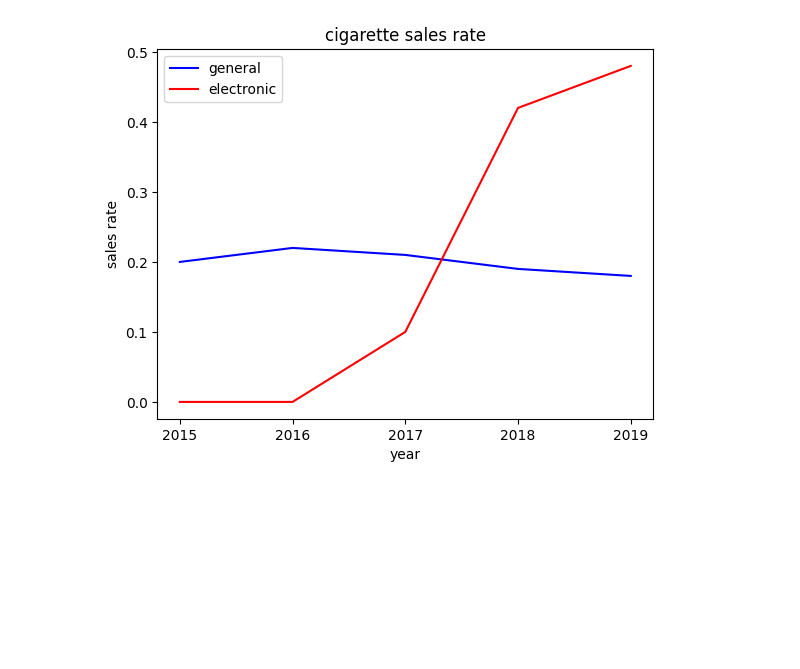
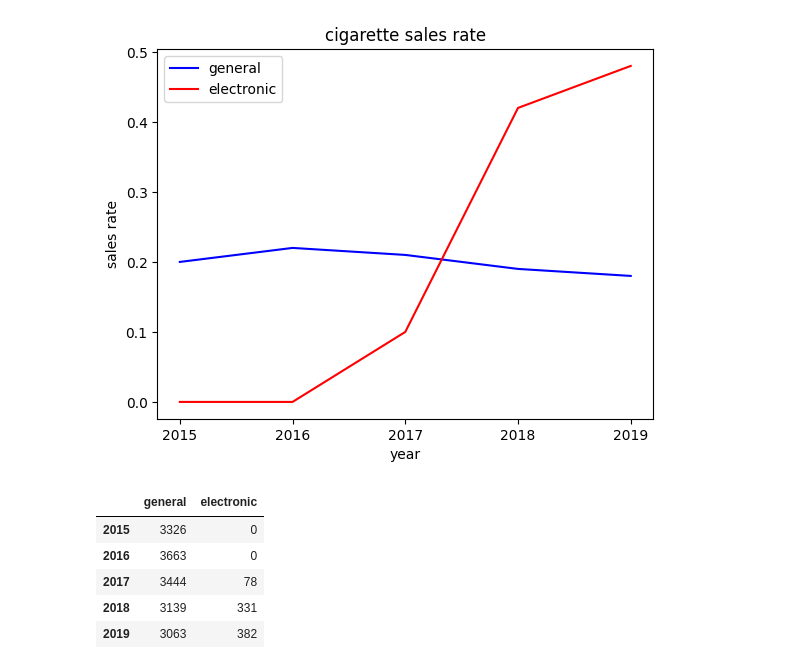
Before and after one commit to seulgi1231/Team203, a Jupyter notebook: 담배판매량.ipynb, the cells around one changed output. Saved outputs shown, nothing was run; the diff lists cells and outputs as text; code cells hidden in the pictures; blank space fills up the shorter version.

```diff
--- a/담배판매량.ipynb
+++ b/담배판매량.ipynb
@@ -131,3 +116,20 @@ plt.legend()
 plt.show()
 # %% [output]
 [figure]
+# %%
+# Change the data to a two-dimensional array
+data = [[general_15, elec_15], [general_16, elec_16], [general_17, elec_17], [general_18, elec_18], [general_19, elec_19]]
+# Create the DataFrame
+df = pd.DataFrame(data, columns=['general','electronic'])
+
+# Set the index
+df.index = ['2015','2016','2017','2018','2019']
+
+df
+# %% [output]
+|  | general | electronic |
+| 2015 | 3326 | 0 |
+| 2016 | 3663 | 0 |
+| 2017 | 3444 | 78 |
+| 2018 | 3139 | 331 |
+| 2019 | 3063 | 382 |
```
Also changed, not shown: parts of 6 cells of this notebook.
